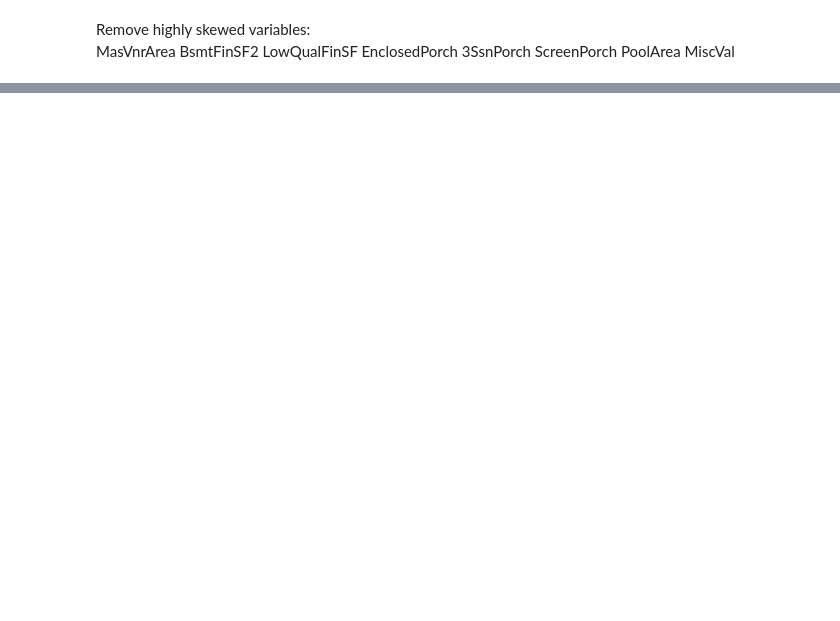
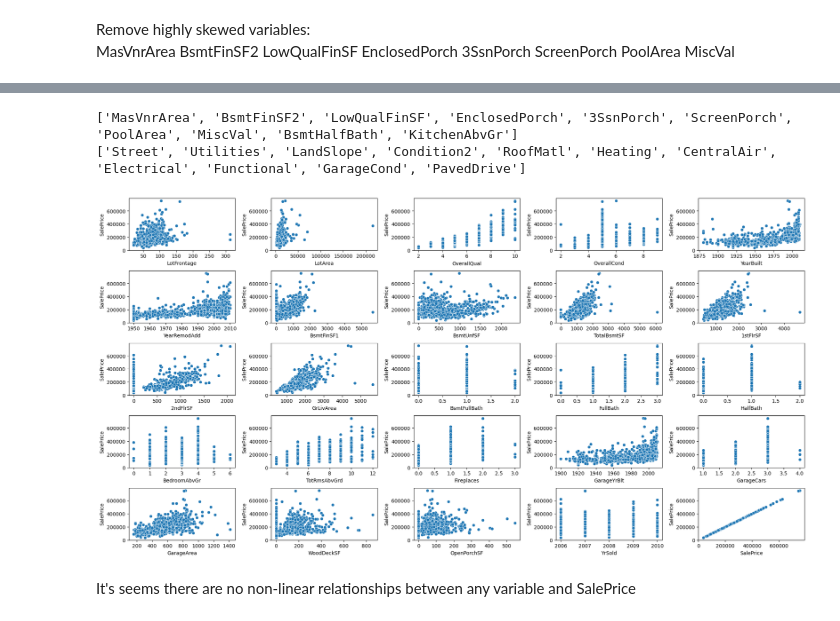
Before and after one commit to joseantonio002/kaggle, a Jupyter notebook: housing_prices/hp2.ipynb, the cells around one changed output, grey strips where cells are left out. Drawn from its saved outputs; the diff is of its cells as text; code cells hidden in the pictures; blank space fills up the shorter version.

```diff
--- a/housing_prices/hp2.ipynb
+++ b/housing_prices/hp2.ipynb
@@ -197,6 +195,8 @@ EnclosedPorch
 ScreenPorch
 PoolArea
 MiscVal
+# %%
+remove_numerical_cols = ['MasVnrArea', 'BsmtFinSF2', 'LowQualFinSF', 'EnclosedPorch', '3SsnPorch', 'ScreenPorch', 'PoolArea', 'MiscVal', 'BsmtHalfBath', 'KitchenAbvGr']
 # %%
 # Calculate grid dimensions
 n_cols = len(categorical_features.columns)
@@ -223,0 +246,19 @@ plt.show()
+# %%
+print(remove_numerical_cols)
+print(remove_cat_cols)
+# %% [output]
+['MasVnrArea', 'BsmtFinSF2', 'LowQualFinSF', 'EnclosedPorch', '3SsnPorch', 'ScreenPorch', 'PoolArea', 'MiscVal', 'BsmtHalfBath', 'KitchenAbvGr']
+['Street', 'Utilities', 'LandSlope', 'Condition2', 'RoofMatl', 'Heating', 'CentralAir', 'Electrical', 'Functional', 'GarageCond', 'PavedDrive']
+# %%
+numeric_features.drop(columns=remove_numerical_cols, inplace=True)
+categorical_features.drop(columns=remove_cat_cols, inplace=True)
+# %%
+fig = plt.figure(figsize=(20,20))
+for index in range(len(numeric_features.columns)):
+    plt.subplot(10,5,index+1)
+    sns.scatterplot(x=numeric_features.iloc[:,index], y='SalePrice', data=numeric_features.dropna())
+fig.tight_layout(pad=1.0)
+# %% [output]
+[figure, added]
+# %% [markdown]
+It's seems there are no non-linear relationships between any variable and SalePrice
```
Also changed, not shown: parts of 19 cells of this notebook.
